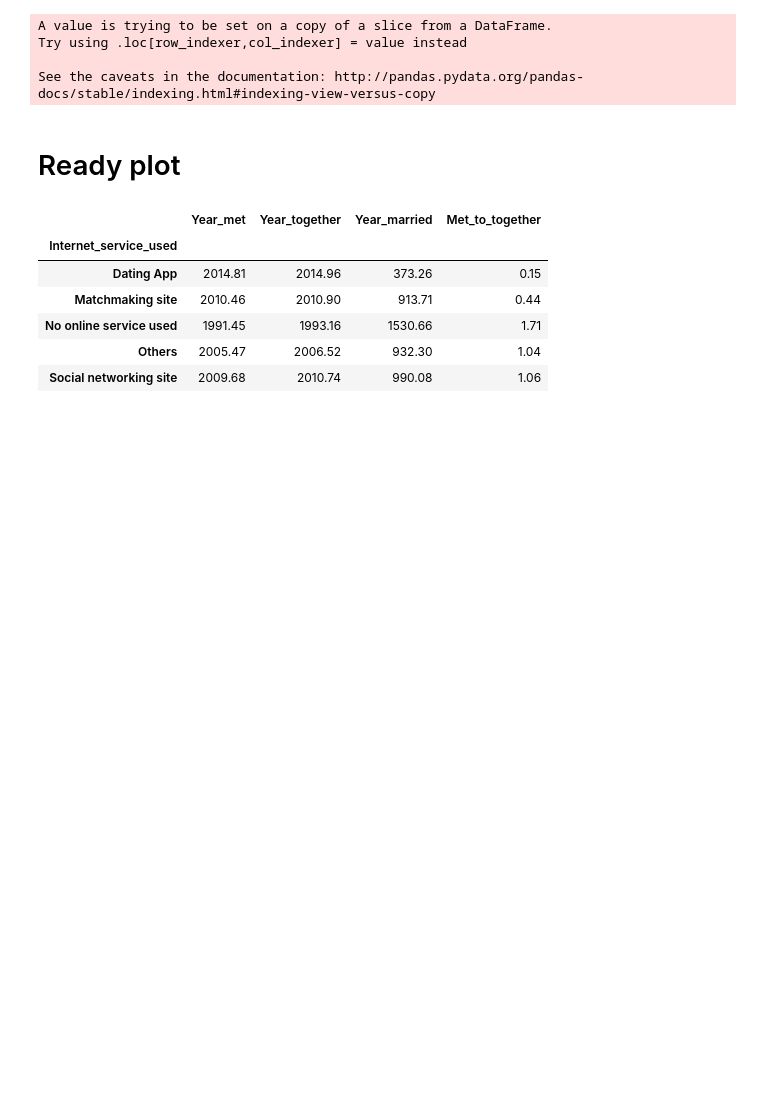
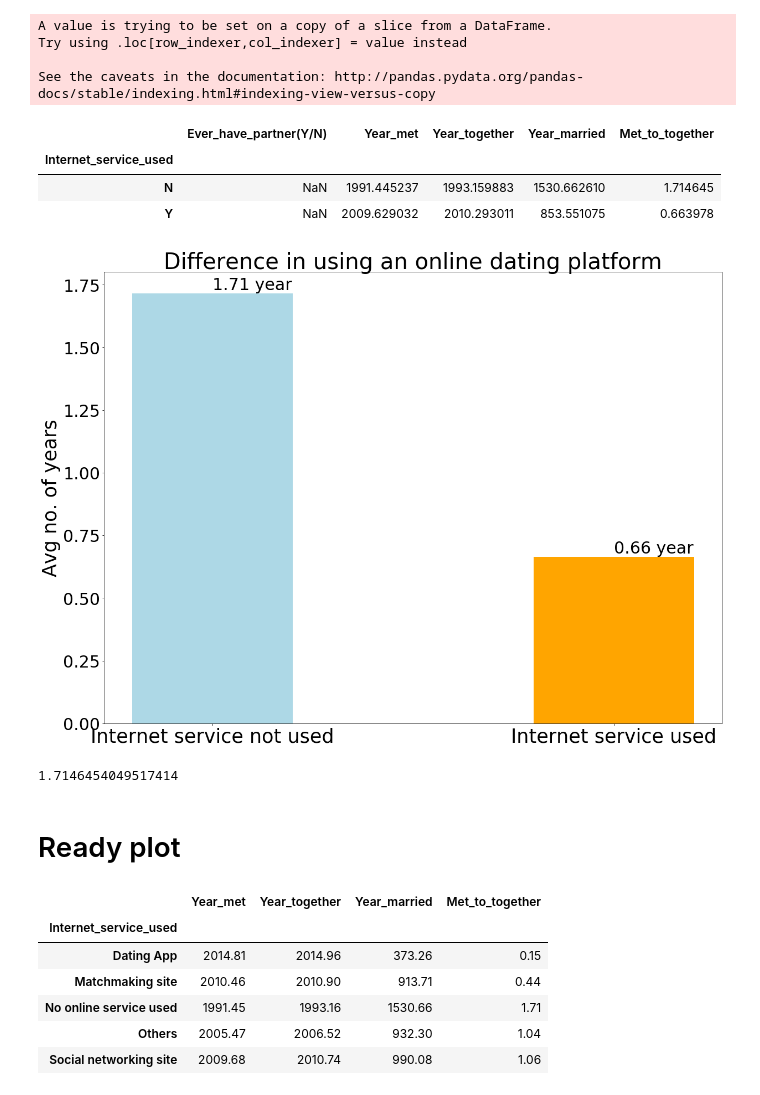
Before and after one commit to chunsang0126/your-own-project, a Jupyter notebook: How couples meet and stay together.ipynb, the cells around one changed output. Cells and saved outputs as stored; diff of their text form; code cells hidden in the pictures; blank space fills up the shorter version.

Commit message:
further modify codes to get charts

```diff
--- a/How couples meet and stay together.ipynb
+++ b/How couples meet and stay together.ipynb
@@ -106,7 +98,3 @@ clean_3['Year_married'].replace('Others','0',inplace=True)
 # %%
 #Change data type to perform mathematical calculation
 clean_3[['Year_together','Year_met','Year_married']]=clean_3[['Year_together','Year_met','Year_married']].astype('int')
-# %%
-clean_4=clean_3[clean_3.Year_met != 0]
-clean_5=clean_4[clean_4.Year_together != 0]
-clean_5.iloc[20:40]
@@ -138,6 +108,46 @@ A value is trying to be set on a copy of a slice from a DataFrame.
 Try using .loc[row_indexer,col_indexer] = value instead
 
 See the caveats in the documentation: http://pandas.pydata.org/pandas-docs/stable/indexing.html#indexing-view-versus-copy
+# %%
+pct=clean_5
+pct=pct.replace('Matchmaking site','Y').replace('Dating App','Y').replace('Others','Y').replace('Social networking site','Y').replace('Refused','Others')
+c=pct.groupby(['Internet_service_used']).mean()
+c
+#c['Met_to_together'].pct_change()
+# %% [output]
+|  | Ever_have_partner(Y/N) | Year_met | Year_together | Year_married | Met_to_together |
+| Internet_service_used |  |  |  |  |  |
+| N | NaN | 1991.445237 | 1993.159883 | 1530.662610 | 1.714645 |
+| Y | NaN | 2009.629032 | 2010.293011 | 853.551075 | 0.663978 |
+# %%
+import numpy as np
+import matplotlib.pyplot as plt
+da1= c['Met_to_together']
+#da2= c['Met_to_together'][1]
+#X = np.arange(2)
+fig=plt.figure(figsize=(20,15))
+
+plt.bar([0.5,0.8], da1, color = ['lightblue','orange'], width = 0.12)
+#plt.bar(X+0.5, da2, color = 'orange', width = 0.25, tick_label= 'used')
+plt.title('Difference in using an online dating platform', fontsize=40)
+
+plt.ylabel('Avg no. of years',fontsize=35)
+plt.yticks(fontsize=30)
+
+plt.xticks([0.5,0.8],('Internet service not used','Internet service used'),fontsize = 35)
+
+plt.text(x = 0.5 , y = 1.73, s = '1.71 year', size = 30)
+plt.text(x = 0.8 , y = 0.68, s = '0.66 year', size = 30)
+
+
+
+plt.show()
+# %% [output]
+[figure, added]
+# %%
+da1
+# %% [output]
+1.7146454049517414
 # %% [markdown]
 # Ready plot
 # %%
```
Also changed, not shown: parts of 2 cells of this notebook.
